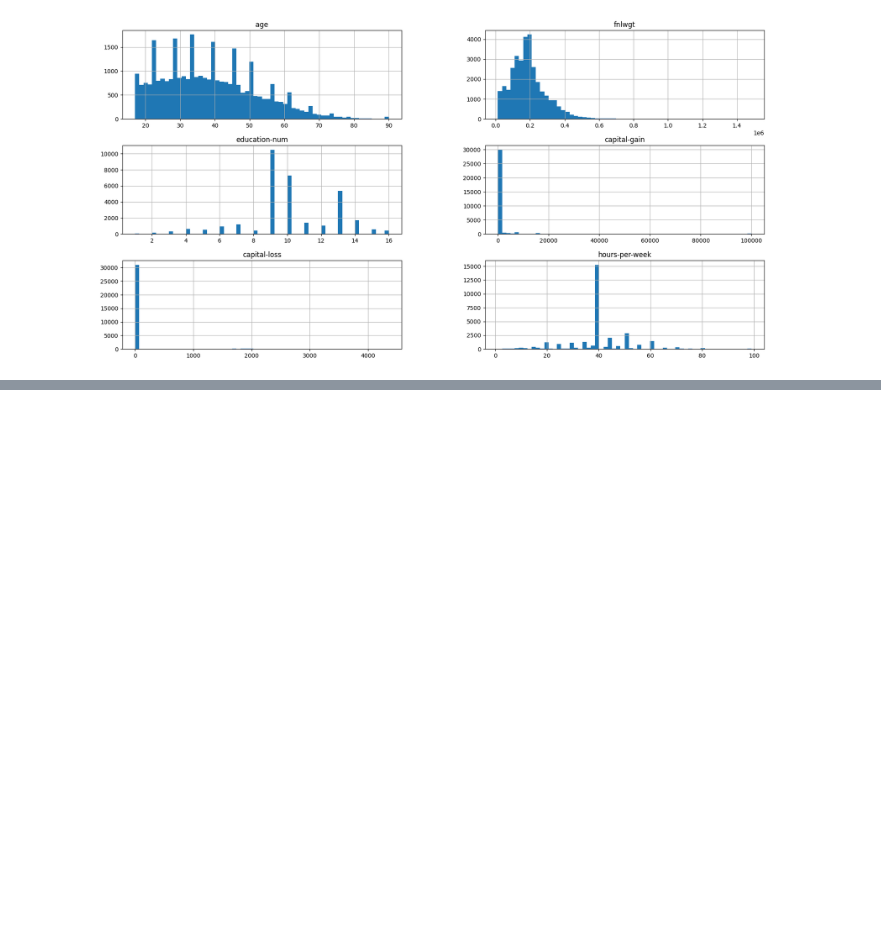
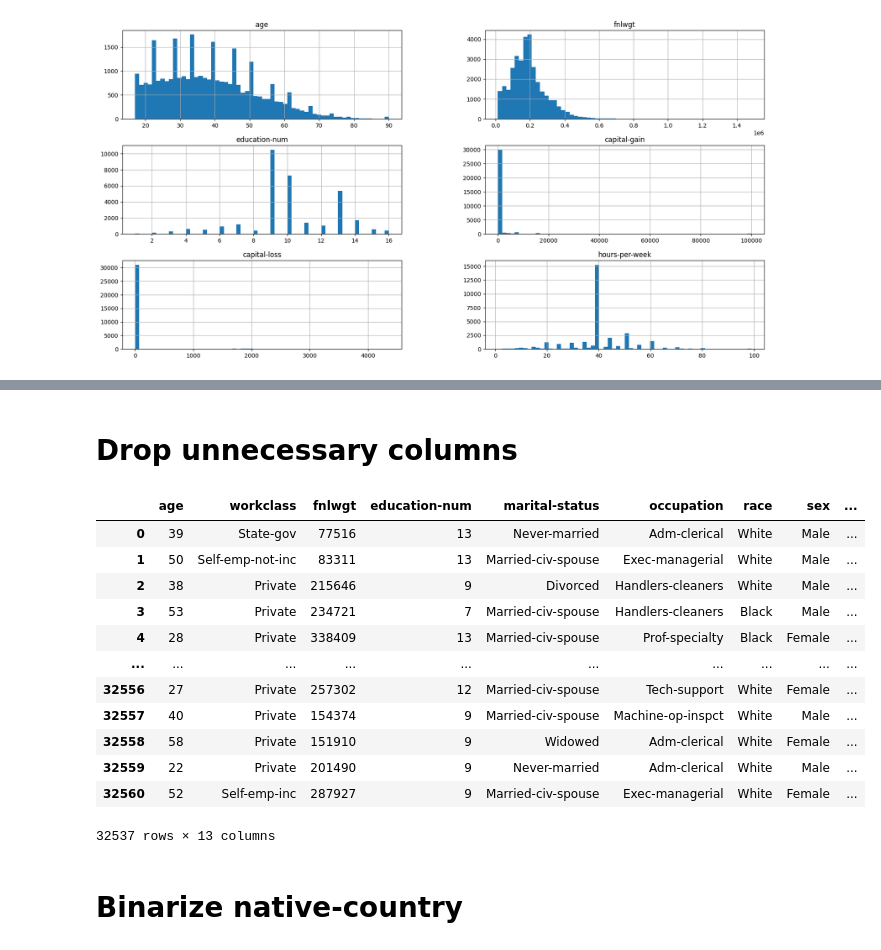
Before and after one commit to camballe/demographic-information, a Jupyter notebook: demographic_information.ipynb, the cells around one changed output, grey strips where cells are left out. Drawn from its saved outputs; the diff is of its cells as text; code cells hidden in the pictures; blank space fills up the shorter version.

```diff
--- a/demographic_information.ipynb
+++ b/demographic_information.ipynb
@@ -320,0 +339,2 @@ Name: count, dtype: int64
+# %%
+df = df.drop_duplicates()
@@ -320,0 +376,22 @@ Name: count, dtype: int64
+# %% [markdown]
+# Drop unnecessary columns
+# %%
+df = df.drop(columns = ['education', 'relationship'])
+# %%
+df
+# %% [output]
+|  | age | workclass | fnlwgt | education-num | marital-status | occupation | race | sex | ... |
+| 0 | 39 | State-gov | 77516 | 13 | Never-married | Adm-clerical | White | Male | ... |
+| 1 | 50 | Self-emp-not-inc | 83311 | 13 | Married-civ-spouse | Exec-managerial | White | Male | ... |
+| 2 | 38 | Private | 215646 | 9 | Divorced | Handlers-cleaners | White | Male | ... |
+| 3 | 53 | Private | 234721 | 7 | Married-civ-spouse | Handlers-cleaners | Black | Male | ... |
+| 4 | 28 | Private | 338409 | 13 | Married-civ-spouse | Prof-specialty | Black | Female | ... |
+| ... | ... | ... | ... | ... | ... | ... | ... | ... | ... |
+| 32556 | 27 | Private | 257302 | 12 | Married-civ-spouse | Tech-support | White | Female | ... |
+| 32557 | 40 | Private | 154374 | 9 | Married-civ-spouse | Machine-op-inspct | White | Male | ... |
+| 32558 | 58 | Private | 151910 | 9 | Widowed | Adm-clerical | White | Female | ... |
+| 32559 | 22 | Private | 201490 | 9 | Never-married | Adm-clerical | White | Male | ... |
+| 32560 | 52 | Self-emp-inc | 287927 | 9 | Married-civ-spouse | Exec-managerial | White | Female | ... |
+32537 rows × 13 columns
+# %% [markdown]
+# Binarize native-country
```
Also changed, not shown: parts of 74 cells of this notebook.
